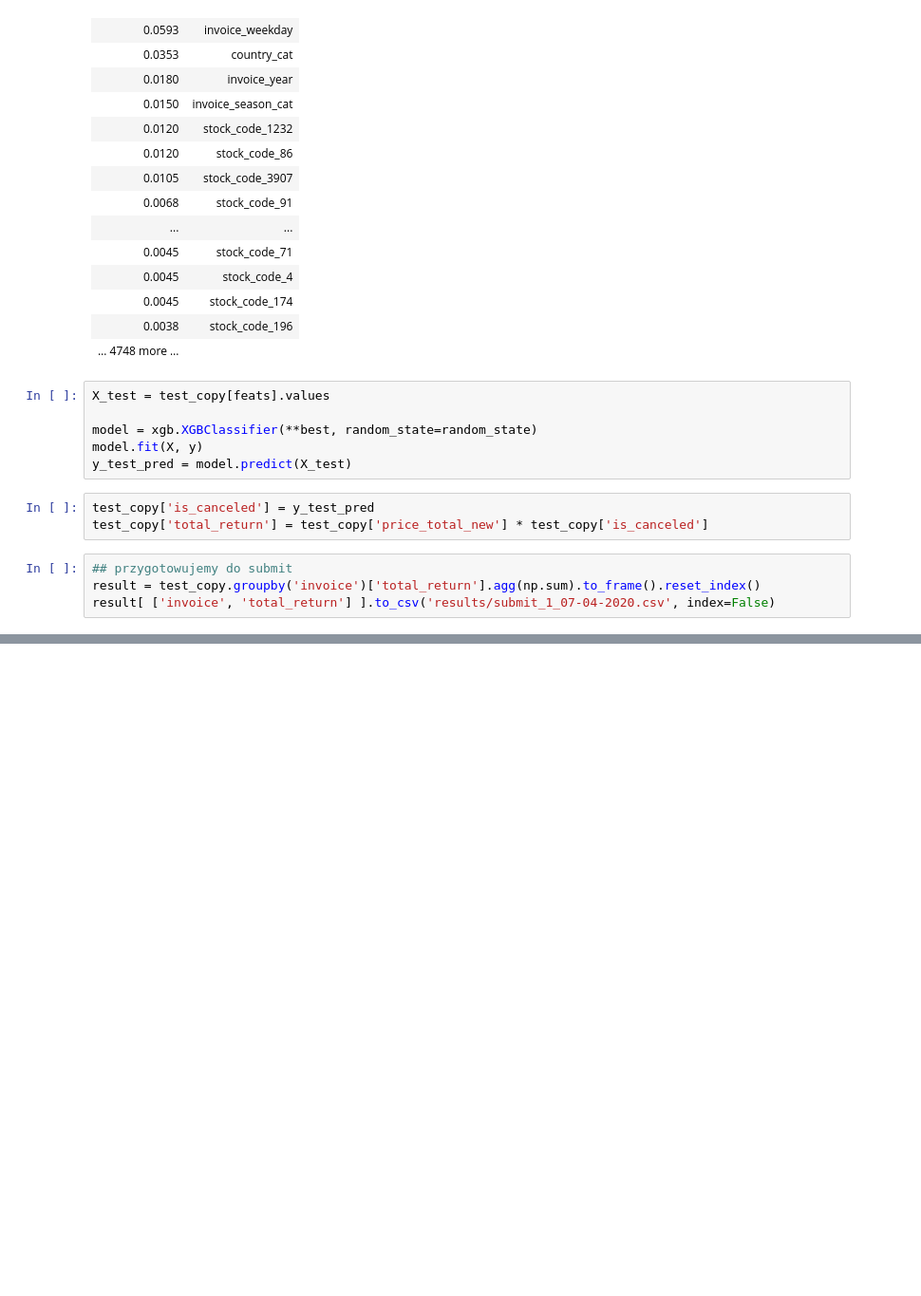
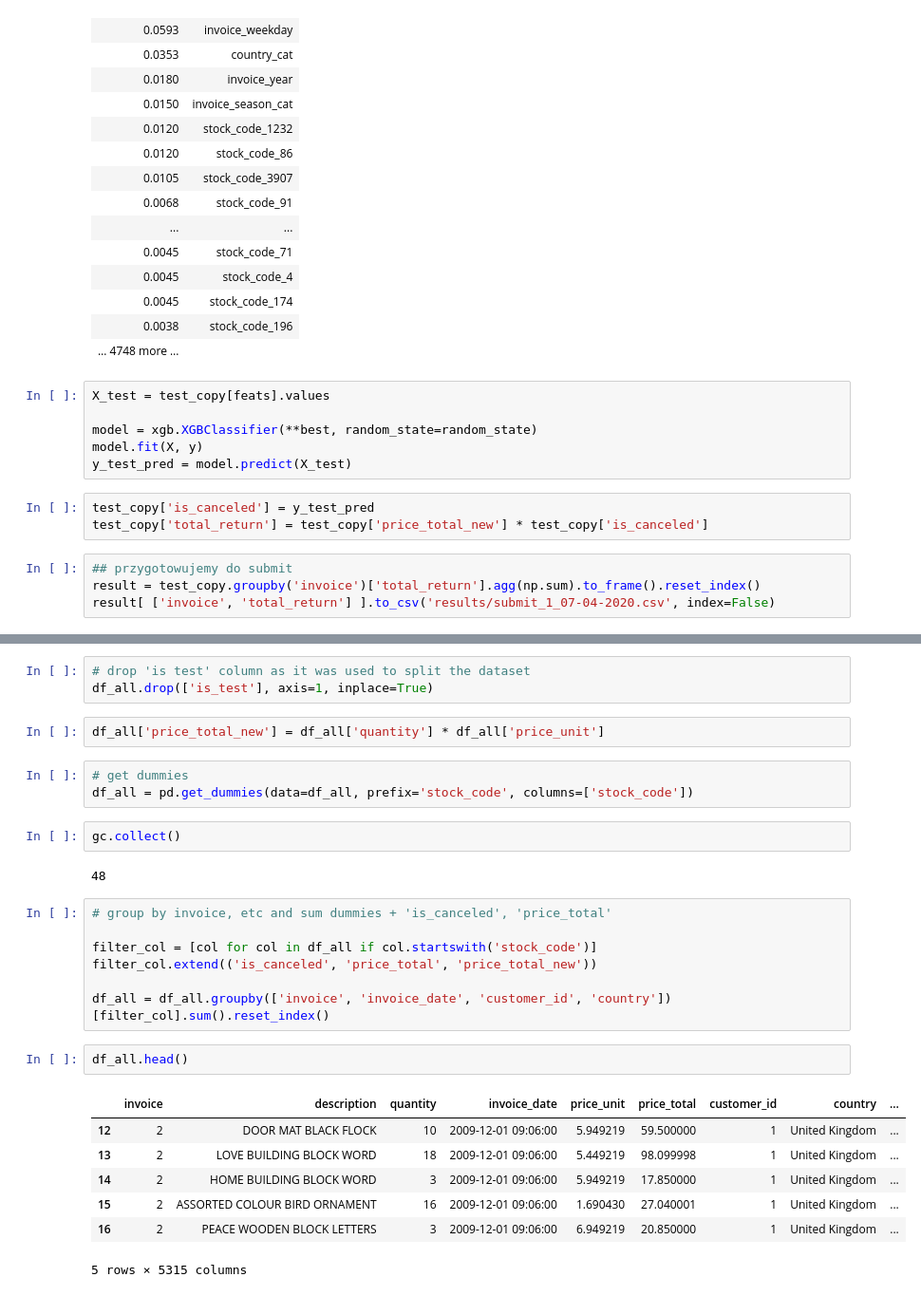
Before and after one commit to mattzajac/DataWorkshop_Competition_Online_Retail, a Jupyter notebook: Konkurs-DW-Absolwenci.ipynb, the cells around one changed output, grey strips where cells are left out. Shown: that part at 95% size. Saved outputs shown, nothing was run; the diff lists cells and outputs as text; blank space fills up the shorter version.

Commit message:
Combine train and test data

```diff
--- a/Konkurs-DW-Absolwenci.ipynb
+++ b/Konkurs-DW-Absolwenci.ipynb
@@ -865,0 +882,29 @@ result[ ['invoice', 'total_return'] ].to_csv('results/submit_1_07-04-2020.csv',
+# %%
+# drop 'is test' column as it was used to split the dataset
+df_all.drop(['is_test'], axis=1, inplace=True)
+# %%
+df_all['price_total_new'] = df_all['quantity'] * df_all['price_unit']
+# %%
+# get dummies
+df_all = pd.get_dummies(data=df_all, prefix='stock_code', columns=['stock_code'])
+# %%
+gc.collect()
+# %% [output]
+48
+# %%
+# group by invoice, etc and sum dummies + 'is_canceled', 'price_total'
+
+filter_col = [col for col in df_all if col.startswith('stock_code')]
+filter_col.extend(('is_canceled', 'price_total', 'price_total_new'))
+
+df_all = df_all.groupby(['invoice', 'invoice_date', 'customer_id', 'country'])[filter_col].sum().reset_index()
+# %%
+df_all.head()
+# %% [output]
+|  | invoice | description | quantity | invoice_date | price_unit | price_total | customer_id | country | ... |
+| 12 | 2 | DOOR MAT BLACK FLOCK | 10 | 2009-12-01 09:06:00 | 5.949219 | 59.500000 | 1 | United Kingdom | ... |
+| 13 | 2 | LOVE BUILDING BLOCK WORD | 18 | 2009-12-01 09:06:00 | 5.449219 | 98.099998 | 1 | United Kingdom | ... |
+| 14 | 2 | HOME BUILDING BLOCK WORD | 3 | 2009-12-01 09:06:00 | 5.949219 | 17.850000 | 1 | United Kingdom | ... |
+| 15 | 2 | ASSORTED COLOUR BIRD ORNAMENT | 16 | 2009-12-01 09:06:00 | 1.690430 | 27.040001 | 1 | United Kingdom | ... |
+| 16 | 2 | PEACE WOODEN BLOCK LETTERS | 3 | 2009-12-01 09:06:00 | 6.949219 | 20.850000 | 1 | United Kingdom | ... |
+5 rows × 5315 columns
```
Also changed, not shown: parts of 6 cells of this notebook.
